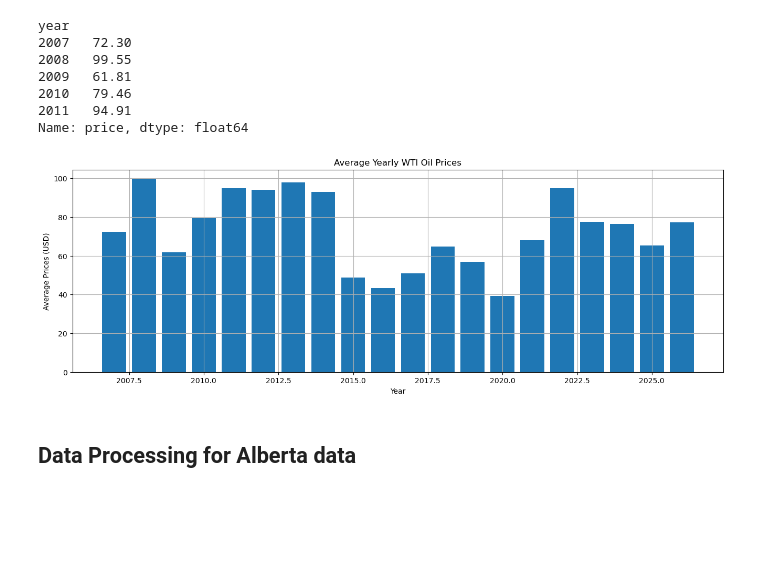
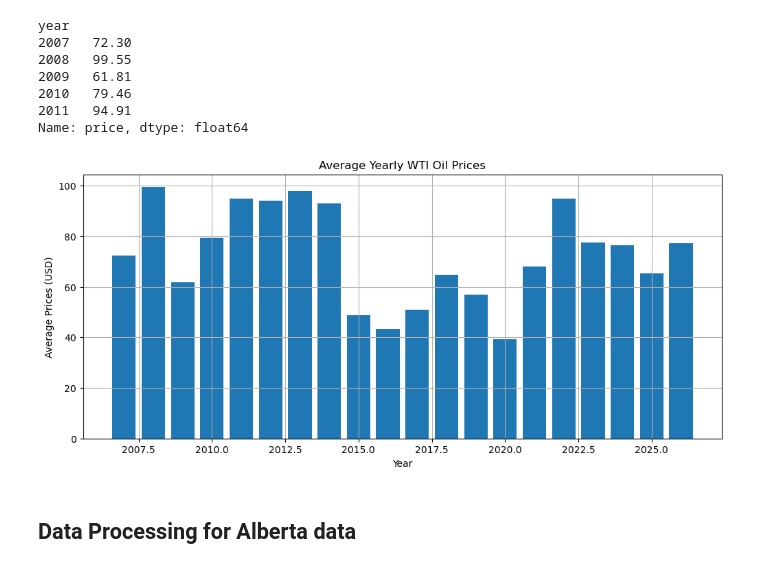
Before and after one commit to Frank-J1/oil-sands-repository, a Jupyter notebook: 01_exploratory_analysis.ipynb, the cells around one changed output. Cells and saved outputs as stored; diff of their text form; code cells hidden in the pictures; blank space fills up the shorter version.

```diff
--- a/01_exploratory_analysis.ipynb
+++ b/01_exploratory_analysis.ipynb
@@ -135,17 +131,17 @@ year
 2011   94.91
 Name: price, dtype: float64
 # %%
-plt.figure(figsize=(16, 5))
+plt.figure(figsize=(12, 5))
 plt.bar(yearly_avg.index, yearly_avg.values)
 
 plt.title("Average Yearly WTI Oil Prices")
 plt.xlabel("Year")
 plt.ylabel("Average Prices (USD)")
 plt.grid(True)
 plt.savefig("figures/yearly_wti_avg.png")
 plt.show()
 # %% [output]
-[figure, old version]
+[figure, new version]
 # %% [markdown]
 ## Data Processing for Alberta data
 # %%
```
Also changed, not shown: parts of 5 cells of this notebook.
